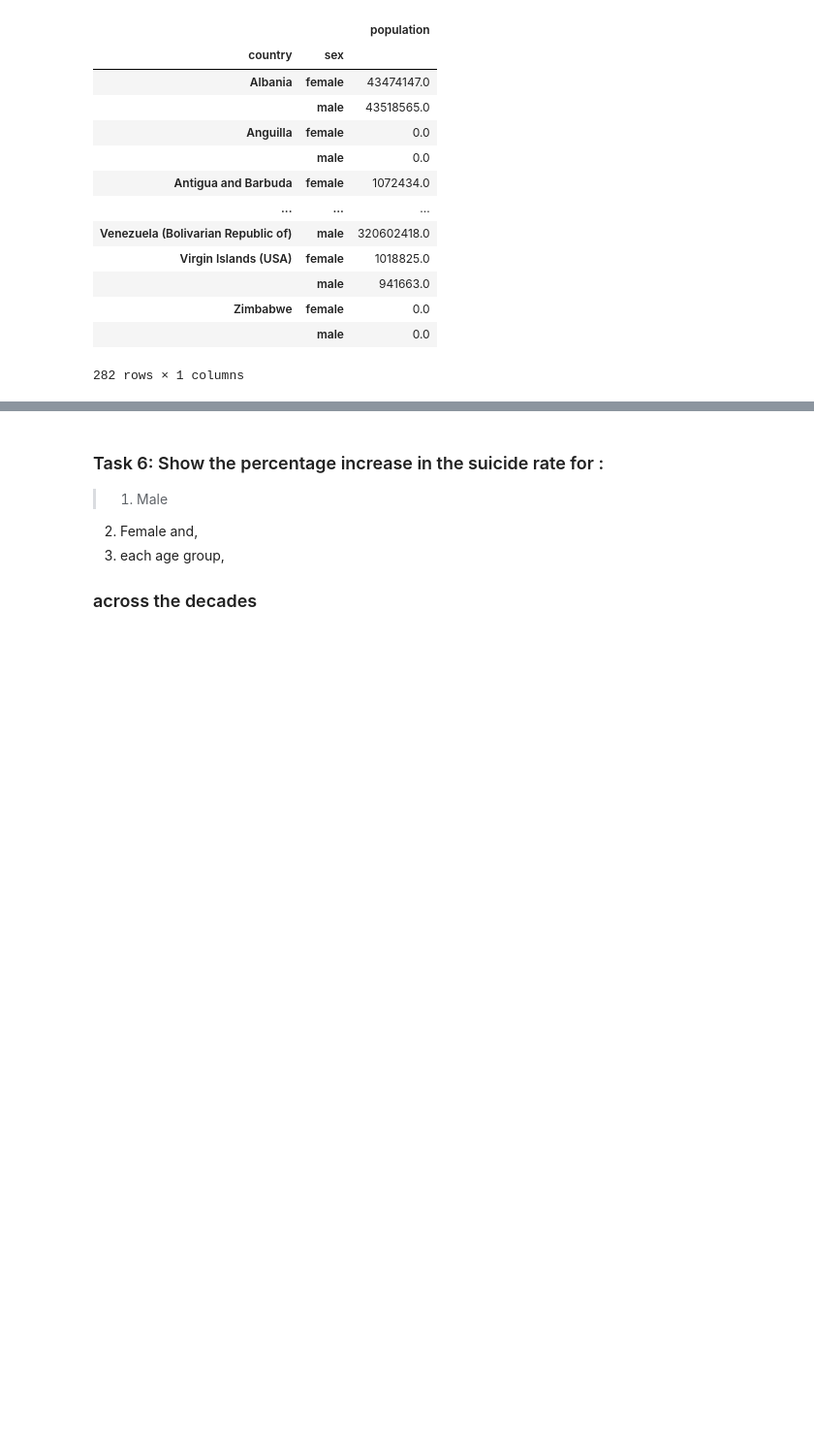
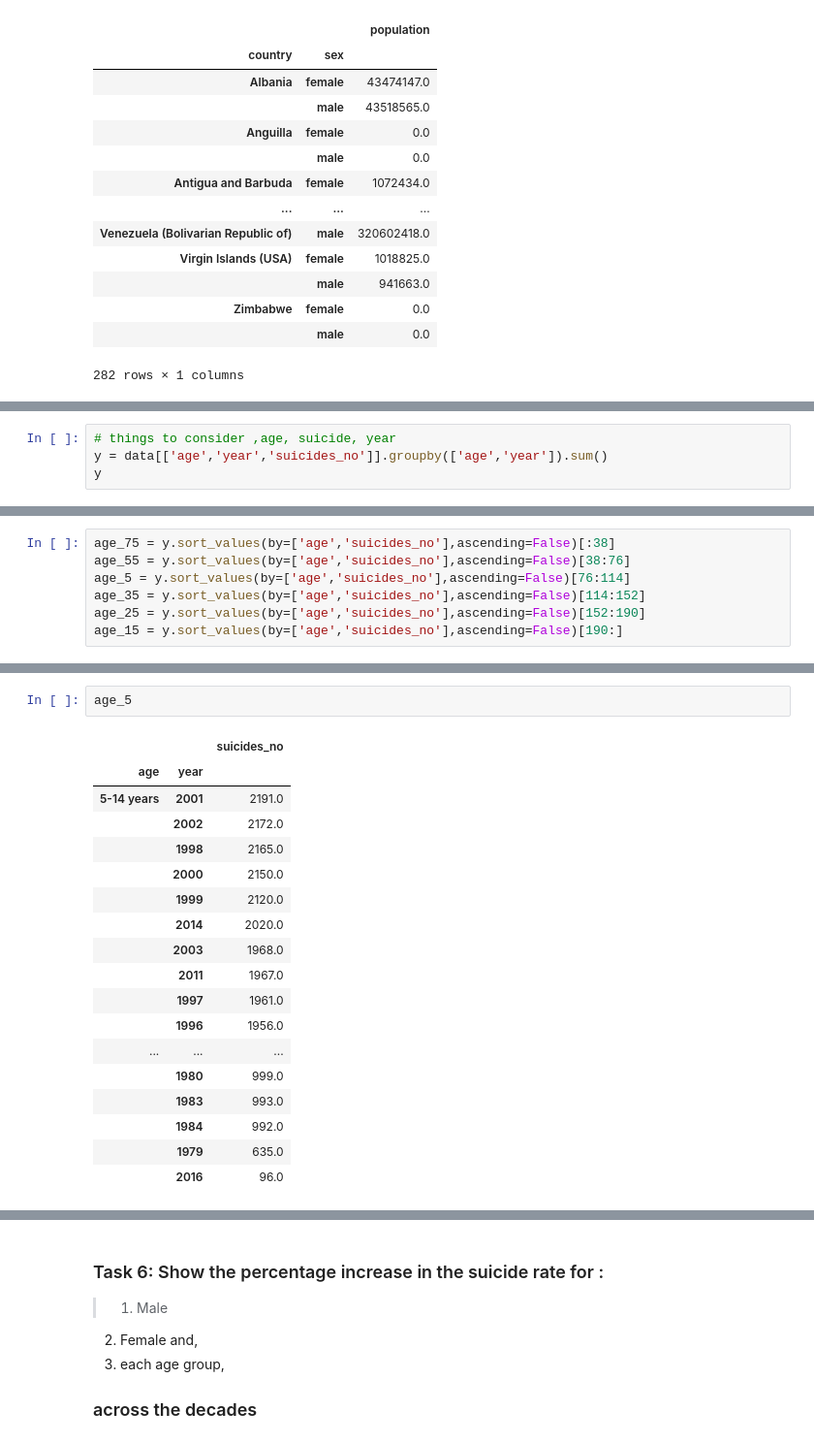
Before and after one commit to HamoyeHQ/14-suicide-cases, a Jupyter notebook: model/Dataview.ipynb, the cells around one changed output, grey strips where cells are left out. Shown: that part at 97% size. Cells and saved outputs as stored; diff of their text form; blank space fills up the shorter version.

```diff
--- a/model/Dataview.ipynb
+++ b/model/Dataview.ipynb
@@ -123,0 +314,4 @@ fig.show()
+# %%
+# things to consider ,age, suicide, year
+y = data[['age','year','suicides_no']].groupby(['age','year']).sum()
+y
@@ -123,0 +342,7 @@ fig.show()
+# %%
+age_75 = y.sort_values(by=['age','suicides_no'],ascending=False)[:38]
+age_55 = y.sort_values(by=['age','suicides_no'],ascending=False)[38:76]
+age_5 = y.sort_values(by=['age','suicides_no'],ascending=False)[76:114]
+age_35 = y.sort_values(by=['age','suicides_no'],ascending=False)[114:152]
+age_25 = y.sort_values(by=['age','suicides_no'],ascending=False)[152:190]
+age_15 = y.sort_values(by=['age','suicides_no'],ascending=False)[190:]
@@ -123,0 +369,21 @@ fig.show()
+# %%
+age_5
+# %% [output]
+|  |  | suicides_no |
+| age | year |  |
+| 5-14 years | 2001 | 2191.0 |
+|  | 2002 | 2172.0 |
+|  | 1998 | 2165.0 |
+|  | 2000 | 2150.0 |
+|  | 1999 | 2120.0 |
+|  | 2014 | 2020.0 |
+|  | 2003 | 1968.0 |
+|  | 2011 | 1967.0 |
+|  | 1997 | 1961.0 |
+|  | 1996 | 1956.0 |
+| ... | ... | ... |
+|  | 1980 | 999.0 |
+|  | 1983 | 993.0 |
+|  | 1984 | 992.0 |
+|  | 1979 | 635.0 |
+|  | 2016 | 96.0 |
```
Also changed, not shown: parts of 28 cells of this notebook.
